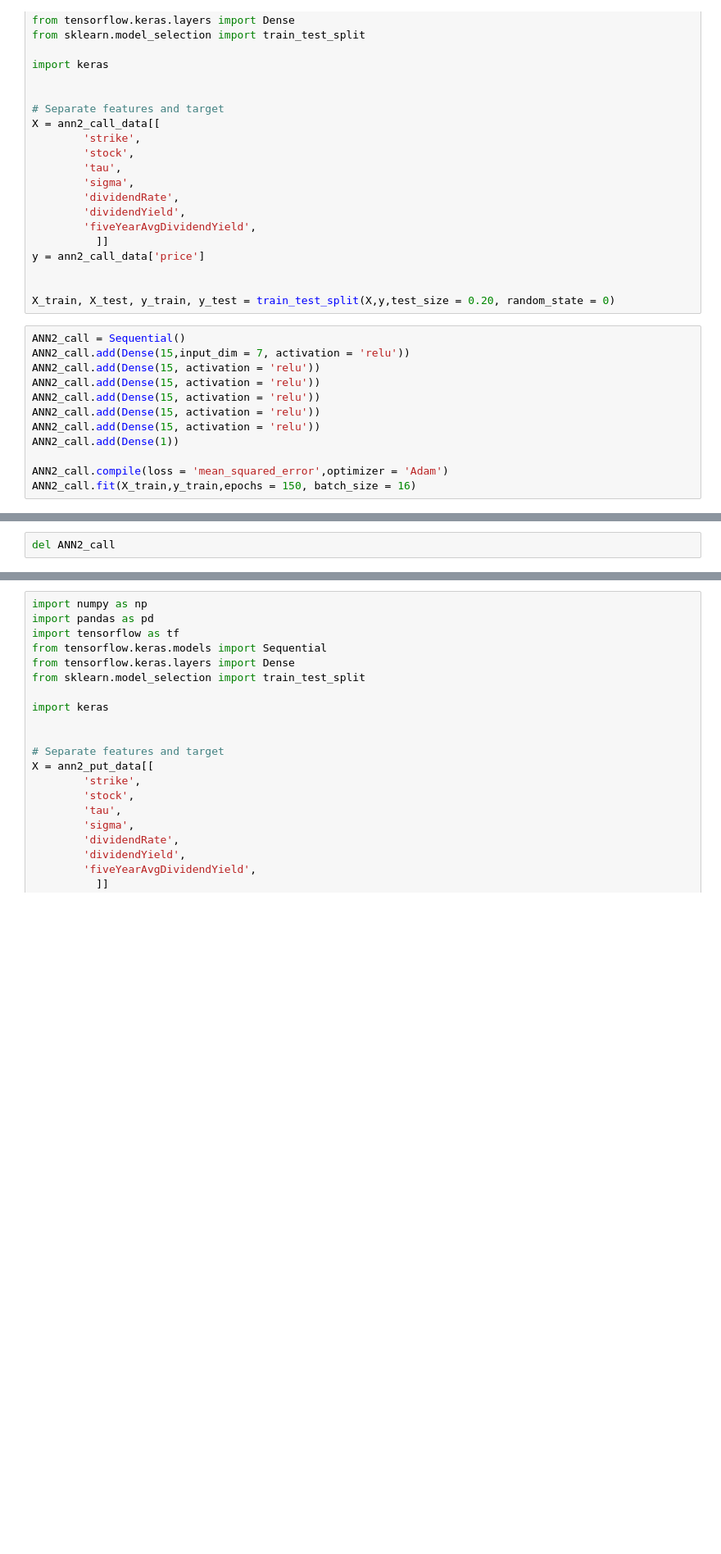
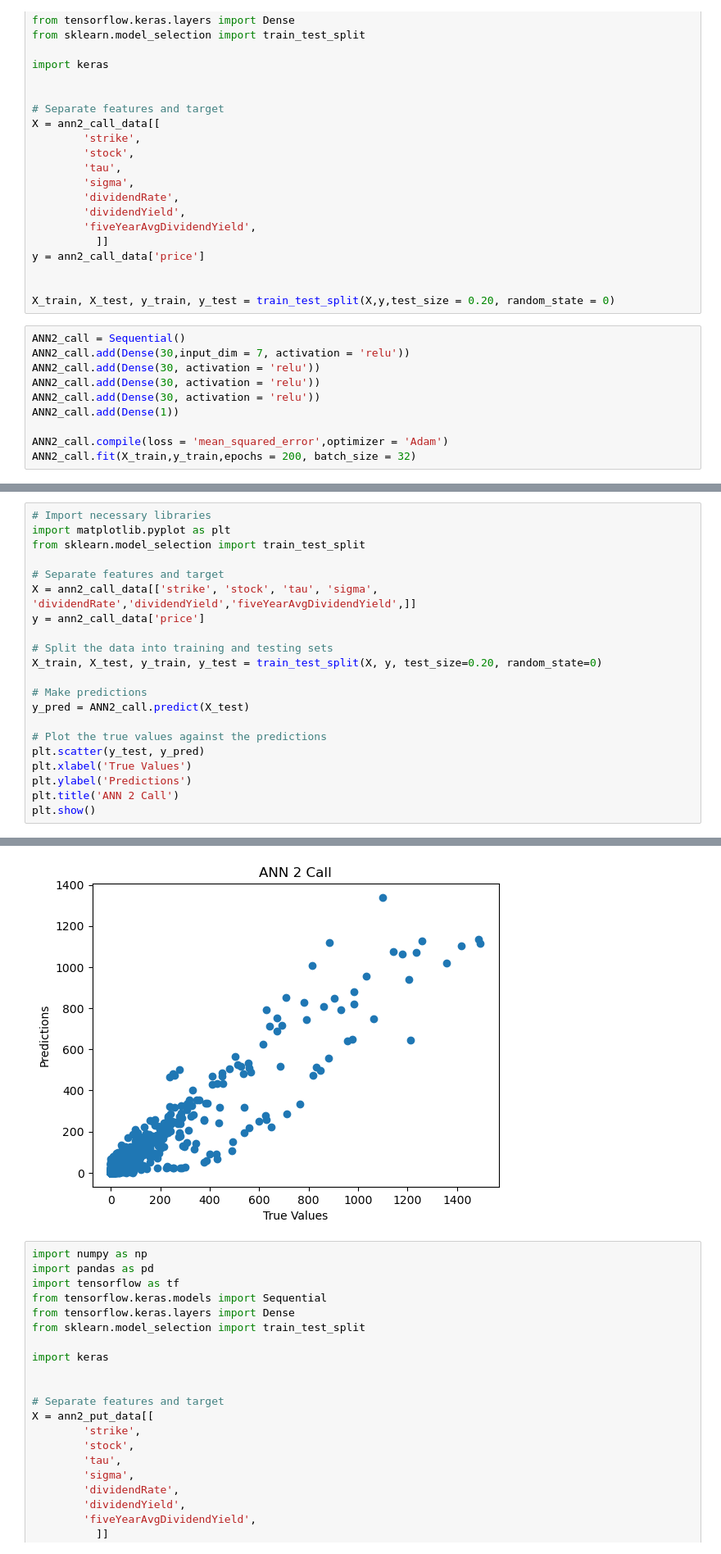
Before and after one commit to Ciriosss/option-pricing-with-deep-learning, a Jupyter notebook: ann2.ipynb, the cells around one changed output, grey strips where cells are left out. Shown: that part at 82% size. Drawn from its saved outputs; the diff is of its cells as text; blank space fills up the shorter version.

```diff
--- a/ann2.ipynb
+++ b/ann2.ipynb
@@ -95,14 +63,12 @@ y = ann2_call_data['price']
 X_train, X_test, y_train, y_test = train_test_split(X,y,test_size = 0.20, random_state = 0)
 # %%
 ANN2_call = Sequential()
-ANN2_call.add(Dense(15,input_dim = 7, activation = 'relu'))
-ANN2_call.add(Dense(15, activation = 'relu'))
-ANN2_call.add(Dense(15, activation = 'relu'))
-ANN2_call.add(Dense(15, activation = 'relu'))
-ANN2_call.add(Dense(15, activation = 'relu'))
-ANN2_call.add(Dense(15, activation = 'relu'))
+ANN2_call.add(Dense(30,input_dim = 7, activation = 'relu'))
+ANN2_call.add(Dense(30, activation = 'relu'))
+ANN2_call.add(Dense(30, activation = 'relu'))
+ANN2_call.add(Dense(30, activation = 'relu'))
 ANN2_call.add(Dense(1))
 
 ANN2_call.compile(loss = 'mean_squared_error',optimizer = 'Adam')
-ANN2_call.fit(X_train,y_train,epochs = 150, batch_size = 16)
+ANN2_call.fit(X_train,y_train,epochs = 200, batch_size = 32)
 # %% [output]
@@ -126,3 +92,23 @@ Epoch 150/150
 <keras.src.callbacks.History at 0x...>
-# %%
-del ANN2_call
+# %%
+# Import necessary libraries
+import matplotlib.pyplot as plt
+from sklearn.model_selection import train_test_split
+
+# Separate features and target
+X = ann2_call_data[['strike', 'stock', 'tau', 'sigma', 'dividendRate','dividendYield','fiveYearAvgDividendYield',]]
+y = ann2_call_data['price']
+
+# Split the data into training and testing sets
+X_train, X_test, y_train, y_test = train_test_split(X, y, test_size=0.20, random_state=0)
+
+# Make predictions
+y_pred = ANN2_call.predict(X_test)
+
+# Plot the true values against the predictions
+plt.scatter(y_test, y_pred)
+plt.xlabel('True Values')
+plt.ylabel('Predictions')
+plt.title('ANN 2 Call')
+plt.show()
+# %% [output]
@@ -129,3 +116,4 @@ del ANN2_call
+[figure, added]
 # %%
 import numpy as np
 import pandas as pd
```
Also changed, not shown: parts of 14 cells of this notebook, 5 other files.
